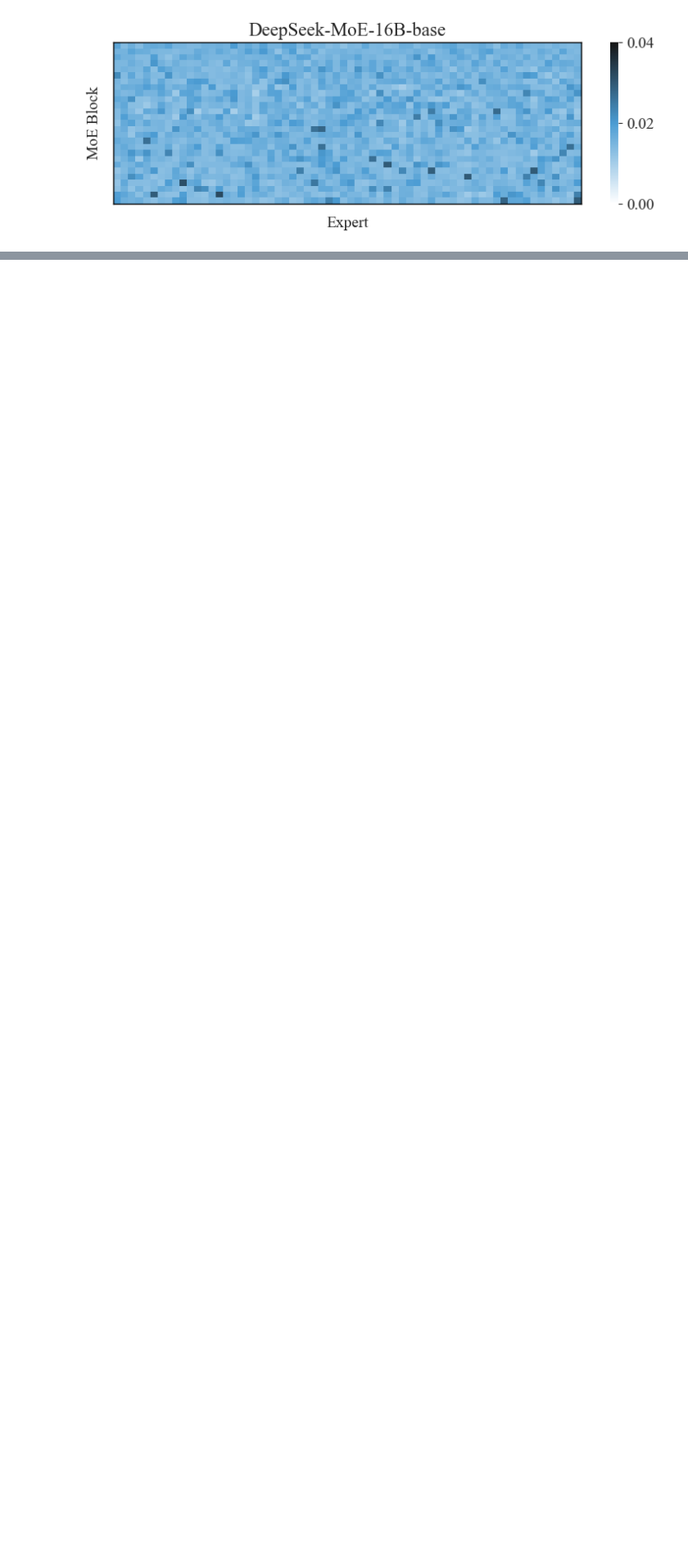
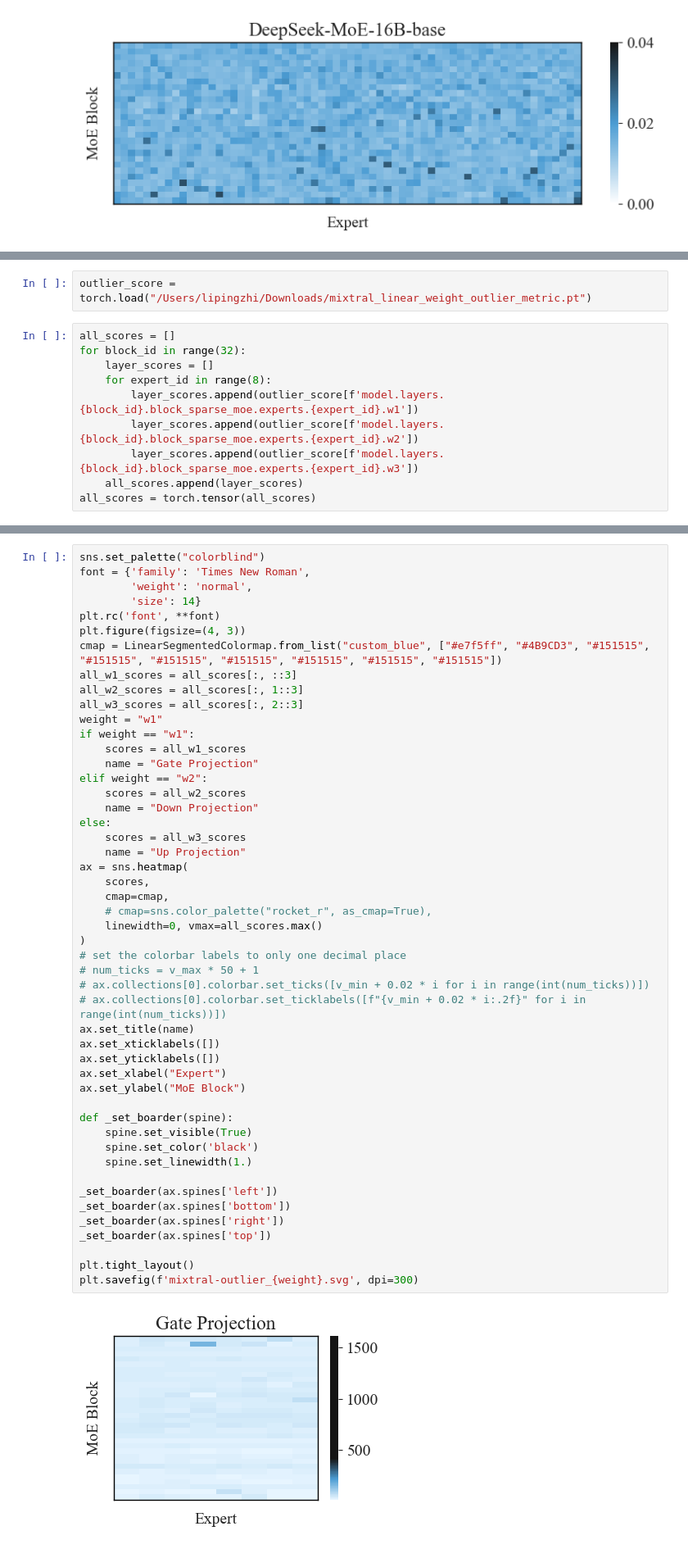
Before and after one commit to Jinxiaolong1129/moe_quantize, a Jupyter notebook: notebooks/draw-figure.ipynb, the cells around one changed output, grey strips where cells are left out. Shown: that part at 82% size. Drawn from its saved outputs; the diff is of its cells as text; blank space fills up the shorter version.

```diff
--- a/notebooks/draw-figure.ipynb
+++ b/notebooks/draw-figure.ipynb
@@ -226,0 +291,12 @@ Passing `palette` without assigning `hue` is deprecated and will be removed in v
+# %%
+outlier_score = torch.load("/Users/lipingzhi/Downloads/mixtral_linear_weight_outlier_metric.pt")
+# %%
+all_scores = []
+for block_id in range(32):
+    layer_scores = []
+    for expert_id in range(8):
+        layer_scores.append(outlier_score[f'model.layers.{block_id}.block_sparse_moe.experts.{expert_id}.w1'])
+        layer_scores.append(outlier_score[f'model.layers.{block_id}.block_sparse_moe.experts.{expert_id}.w2'])
+        layer_scores.append(outlier_score[f'model.layers.{block_id}.block_sparse_moe.experts.{expert_id}.w3'])
+    all_scores.append(layer_scores)
+all_scores = torch.tensor(all_scores)
@@ -226,0 +307,51 @@ Passing `palette` without assigning `hue` is deprecated and will be removed in v
+# %%
+sns.set_palette("colorblind")
+font = {'family': 'Times New Roman',
+        'weight': 'normal',
+        'size': 14}
+plt.rc('font', **font)
+plt.figure(figsize=(4, 3))
+cmap = LinearSegmentedColormap.from_list("custom_blue", ["#e7f5ff", "#4B9CD3", "#151515", "#151515", "#151515", "#151515", "#151515", "#151515", "#151515"])
+all_w1_scores = all_scores[:, ::3]
+all_w2_scores = all_scores[:, 1::3]
+all_w3_scores = all_scores[:, 2::3]
+weight = "w1"
+if weight == "w1":
+    scores = all_w1_scores
+    name = "Gate Projection"
+elif weight == "w2":
+    scores = all_w2_scores
+    name = "Down Projection"
+else:
+    scores = all_w3_scores
+    name = "Up Projection"
+ax = sns.heatmap(
+    scores,
+    cmap=cmap,
+    # cmap=sns.color_palette("rocket_r", as_cmap=True),
+    linewidth=0, vmax=all_scores.max()
+)
+# set the colorbar labels to only one decimal place
+# num_ticks = v_max * 50 + 1
+# ax.collections[0].colorbar.set_ticks([v_min + 0.02 * i for i in range(int(num_ticks))])
+# ax.collections[0].colorbar.set_ticklabels([f"{v_min + 0.02 * i:.2f}" for i in range(int(num_ticks))])
+ax.set_title(name)
+ax.set_xticklabels([])
+ax.set_yticklabels([])
+ax.set_xlabel("Expert")
+ax.set_ylabel("MoE Block")
+
+def _set_boarder(spine):
+    spine.set_visible(True)
+    spine.set_color('black')
+    spine.set_linewidth(1.)
+
+_set_boarder(ax.spines['left'])
+_set_boarder(ax.spines['bottom'])
+_set_boarder(ax.spines['right'])
+_set_boarder(ax.spines['top'])
+
+plt.tight_layout()
+plt.savefig(f'mixtral-outlier_{weight}.svg', dpi=300)
+# %% [output]
+[figure, added]
```
Also changed, not shown: parts of 5 cells of this notebook, 11 other files.
